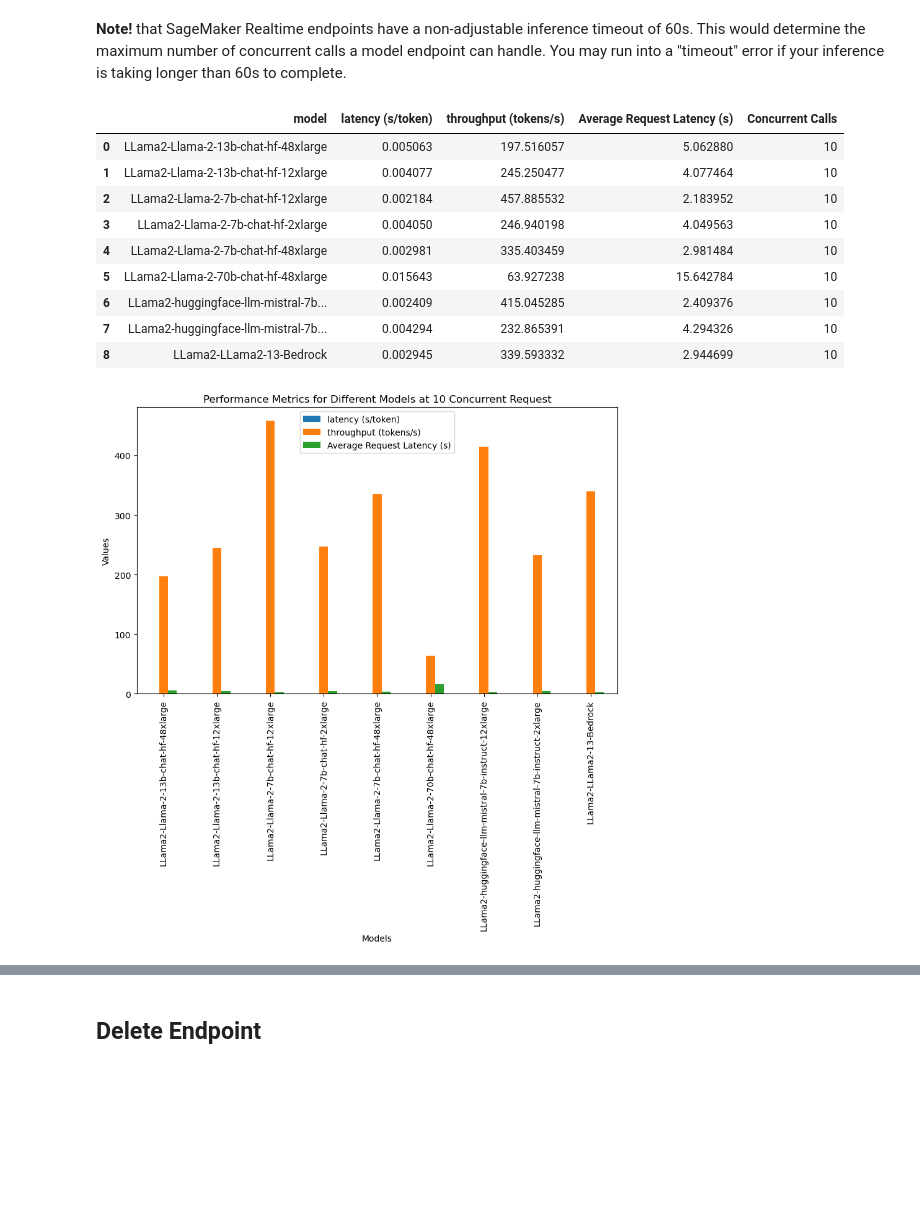
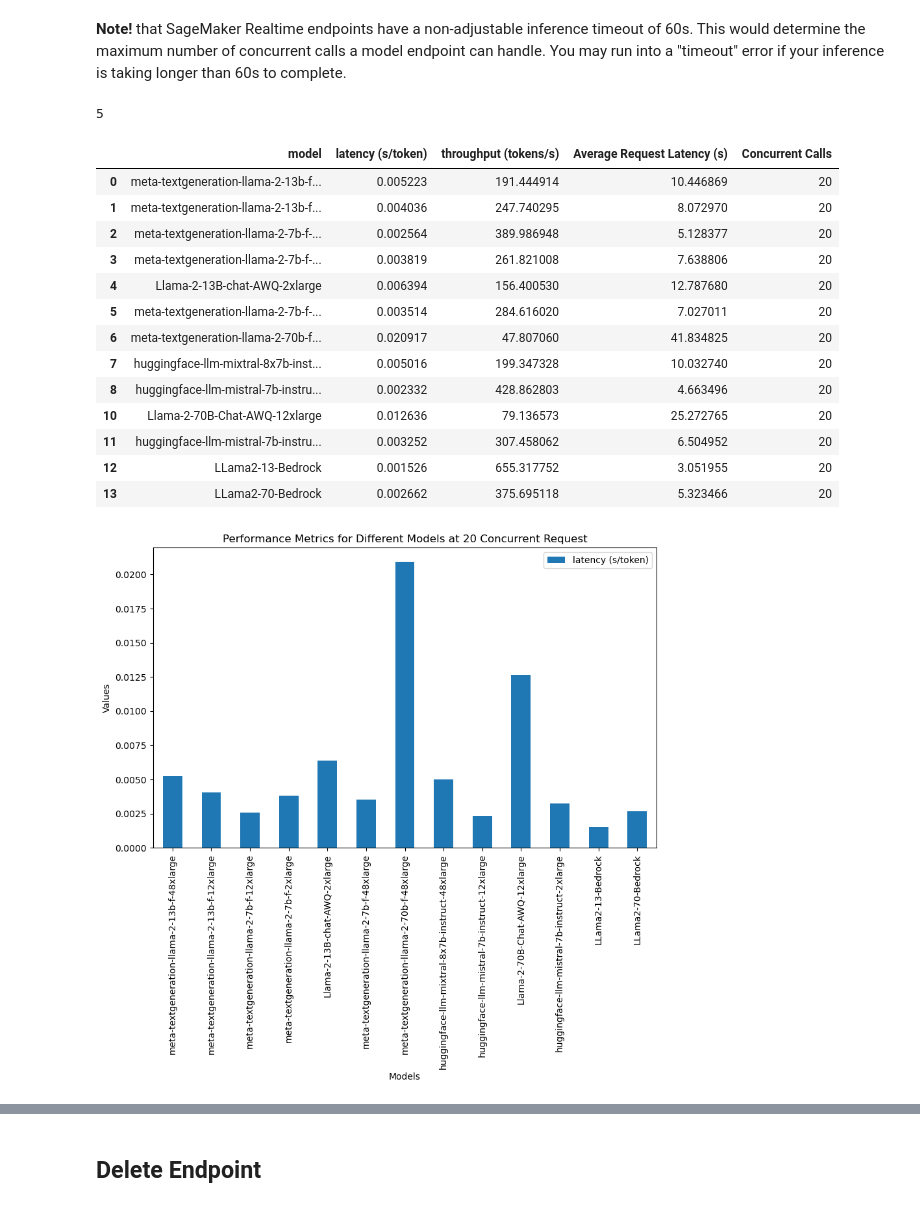
Before and after one commit to faynxe/Llama2BechMark, a Jupyter notebook: LLAMA2-BenchMark.ipynb, the cells around one changed output, grey strips where cells are left out. Saved outputs shown, nothing was run; the diff lists cells and outputs as text; code cells hidden in the pictures; blank space fills up the shorter version.

```diff
--- a/LLAMA2-BenchMark.ipynb
+++ b/LLAMA2-BenchMark.ipynb
@@ -141,9 +191,15 @@ predictor=Predictor(endpoint_name=endpoint_name,
                     deserializer=JSONDeserializer(),
                             sagemaker_session=sess)
 # %%
-prompt="""Generate a summary of the following:
-In the 25 years I’ve been at Amazon, there has been constant change, much of which we’ve initiated ourselves. When I joined Amazon in 1997, we had booked $15M in revenue in 1996, were a books-only retailer, did not have a third-party marketplace, and only shipped to addresses in the US. Today, Amazon sells nearly every physical and digital retail item you can imagine, with a vibrant third-party seller ecosystem that accounts for 60% of our unit sales, and reaches customers in virtually every country around the world. Similarly, building a business around a set of technology infrastructure services in the cloud was not obvious in 2003 when we started pursuing AWS, and still wasn’t when we launched our first services in 2006. Having virtually every book at your fingertips in 60 seconds, and then being able to store and retrieve them on a lightweight digital reader was not “a thing” yet when we launched Kindle in 2007, nor was a voice-driven personal assistant like Alexa (launched in 2014) that you could use to access entertainment, control your smart home, shop, and retrieve all sorts of information."""
+# prompt="""Generate a summary of the following:
+# In the 25 years I’ve been at Amazon, there has been constant change and innovation, much of which we’ve initiated ourselves. When I joined Amazon in 1997, we had booked $15M in revenue in 1996, were a books-only retailer, did not have a third-party marketplace, and only shipped to addresses in the US. Today, Amazon sells nearly every physical and digital retail item you can imagine, with a vibrant third-party seller ecosystem that accounts for 60% of our unit sales, and reaches customers in virtually every country around the world. Similarly, building a business around a set of technology infrastructure services in the cloud was not obvious in 2003 when we started pursuing AWS, and still wasn’t when we launched our first services in 2006. Having virtually every book at your fingertips in 60 seconds, and then being able to store and retrieve them on a lightweight digital reader was not “a thing” yet when we launched Kindle in 2007, nor was a voice-driven personal assistant like Alexa (launched in 2014) that you could use to access entertainment, control your smart home, shop, and retrieve all sorts of information."""
 
+prompt="""
+Generate a summary of the following:
+As I sit down to write my second annual shareholder letter as CEO, I find myself optimistic and energized by what lies ahead for Amazon. Despite 2022 being one of the harder macroeconomic years in recent memory, and with some of our own operating challenges to boot, we still found a way to grow demand (on top of the unprecedented growth we experienced in the first half of the pandemic). We innovated in our largest businesses to meaningfully improve customer experience short and long term. And, we made important adjustments in our investment decisions and the way in which we’ll invent moving forward, while still preserving the long-term investments that we believe can change the future of Amazon for customers, shareholders, and employees.
+While there were an unusual number of simultaneous challenges this past year, the reality is that if you operate in large, dynamic, global market segments with many capable and well-funded competitors (the conditions in which Amazon operates all of its businesses), conditions rarely stay stagnant for long.
+In the 25 years I’ve been at Amazon, there has been constant change, much of which we’ve initiated ourselves. When I joined Amazon in 1997, we had booked $15M in revenue in 1996, were a books-only retailer, did not have a third-party marketplace, and only shipped to addresses in the US. Today, Amazon sells nearly every physical and digital retail item you can imagine, with a vibrant third-party seller ecosystem that accounts for 60% of our unit sales, and reaches customers in virtually every country around the world. Similarly, building a business around a set of technology infrastructure services in the cloud was not obvious in 2003 when we started pursuing AWS, and still wasn’t when we launched our first services in 2006. Having virtually every book at your fingertips in 60 seconds, and then being able to store and retrieve them on a lightweight digital reader was not “a thing” yet when we launched Kindle in 2007, nor was a voice-driven personal assistant like Alexa (launched in 2014) that you could use to access entertainment, control your smart home, shop, and retrieve all sorts of information.
+"""
 ## Token Length of Input promt
 tok=tokenizer.encode(prompt, return_tensors="pt")[0]
 print(f"Length of prompt: {len(tok)}")
@@ -191,15 +249,21 @@ Wall time: 2.91 s
 # %% [markdown]
 **Note!** that SageMaker Realtime endpoints have a non-adjustable inference timeout of 60s. This would determine the maximum number of concurrent calls a model endpoint can handle.
 You may run into a "timeout" error if your inference is taking longer than 60s to complete.
+# %%
+num_parallel_requests = 5 if "Mixtral-8x7B-Instruct-v0-1-AWQ" in endpoint_name else 20
+num_parallel_requests
+# %% [output]
+5
 # %%
 # Define the number of parallel requests you want to send
-num_parallel_requests = 10
+num_parallel_requests = 20
 # Max Output Token
 output_token_limit=100
 
 all_results={}
 
 for item in config_file:
+
     if "Bedrock" in item["endpoint"]:
         # Function to send a single request to the Bedrock endpoint
         bedrock_runtime = boto3.client(service_name='bedrock-runtime',region_name='us-east-1',config=config)
@@ -216,16 +280,18 @@ for item in config_file:
             #Capture time to complete each request to the endpoint
             time_now=time.time()
             output = bedrock_runtime.invoke_model(body=payload,
-                                        modelId="meta.llama2-13b-chat-v1",
+                                        modelId=item["endpoint_name"],
                                         accept="application/json",
                                         contentType="application/json")
             time_later=time.time()
             diff=time_later-time_now
             return diff
     else:
+        endpoint_name=f"{item['endpoint'].replace('.','-').split('/')[-1]}-{item['instance'].split('.')[-1]}"
+        num_parallel_requests = 2 if "Mixtral-8x7B-Instruct-v0-1-AWQ" in endpoint_name else 20
         # Function to send a single request to the SageMaker endpoint
         payload=prompt
-        endpoint_name=f"{item['endpoint'].split('/')[-1]}-{item['instance'].split('.')[-1]}"
+        # endpoint_name=f"{item['endpoint'].replace('.','-').split('/')[-1]}-{item['instance'].split('.')[-1]}"
         predictor=Predictor(endpoint_name,
                     serializer=JSONSerializer(),
                     deserializer=JSONDeserializer(),
@@ -268,40 +334,45 @@ for item in config_file:
     if "Bedrock" in item['endpoint']:
         model_name=item['endpoint']
     else:
-        model_name=f"{item['endpoint'].split('/')[-1]}-{item['instance'].split('.')[-1]}"
+        model_name=f"{item['endpoint'].replace('.','-').split('/')[-1]}-{item['instance'].split('.')[-1]}"
     request_latency.append(np.mean(all_results[model_name])) ## Average Latency for concurrent calls to the endpoint
     throughput.append(output_token_limit*num_parallel_requests/np.mean(all_results[model_name])) ## throughput (sum of concurrent tokens generated/avg time for concurrent calls)
     latency.append(np.mean(all_results[model_name])/(output_token_limit*num_parallel_requests)) ## throughput (avg time for concurrent calls/sum of concurrent tokens generated)
-    model_names.append(f"LLama2-{model_name}")
+    model_names.append(f"{model_name}")
 # %%
 ## DataFrame of Metrics
 df=pd.DataFrame({"model":model_names, "latency (s/token)":latency, "throughput (tokens/s)":throughput,
               "Average Request Latency (s)":request_latency, "Concurrent Calls":[num_parallel_requests] * len(model_names)})
+df.drop(df[df.model=="Mixtral-8x7B-Instruct-v0-1-AWQ-12xlarge"].index, inplace=True)
 df
 # %% [output]
 |  | model | latency (s/token) | throughput (tokens/s) | Average Request Latency (s) | Concurrent Calls |
-| 0 | LLama2-Llama-2-13b-chat-hf-48xlarge | 0.005063 | 197.516057 | 5.062880 | 10 |
-| 1 | LLama2-Llama-2-13b-chat-hf-12xlarge | 0.004077 | 245.250477 | 4.077464 | 10 |
-| 2 | LLama2-Llama-2-7b-chat-hf-12xlarge | 0.002184 | 457.885532 | 2.183952 | 10 |
-| 3 | LLama2-Llama-2-7b-chat-hf-2xlarge | 0.004050 | 246.940198 | 4.049563 | 10 |
-| 4 | LLama2-Llama-2-7b-chat-hf-48xlarge | 0.002981 | 335.403459 | 2.981484 | 10 |
-| 5 | LLama2-Llama-2-70b-chat-hf-48xlarge | 0.015643 | 63.927238 | 15.642784 | 10 |
-| 6 | LLama2-huggingface-llm-mistral-7b... | 0.002409 | 415.045285 | 2.409376 | 10 |
-| 7 | LLama2-huggingface-llm-mistral-7b... | 0.004294 | 232.865391 | 4.294326 | 10 |
-| 8 | LLama2-LLama2-13-Bedrock | 0.002945 | 339.593332 | 2.944699 | 10 |
+| 0 | meta-textgeneration-llama-2-13b-f... | 0.005223 | 191.444914 | 10.446869 | 20 |
+| 1 | meta-textgeneration-llama-2-13b-f... | 0.004036 | 247.740295 | 8.072970 | 20 |
+| 2 | meta-textgeneration-llama-2-7b-f-... | 0.002564 | 389.986948 | 5.128377 | 20 |
+| 3 | meta-textgeneration-llama-2-7b-f-... | 0.003819 | 261.821008 | 7.638806 | 20 |
+| 4 | Llama-2-13B-chat-AWQ-2xlarge | 0.006394 | 156.400530 | 12.787680 | 20 |
+| 5 | meta-textgeneration-llama-2-7b-f-... | 0.003514 | 284.616020 | 7.027011 | 20 |
+| 6 | meta-textgeneration-llama-2-70b-f... | 0.020917 | 47.807060 | 41.834825 | 20 |
+| 7 | huggingface-llm-mixtral-8x7b-inst... | 0.005016 | 199.347328 | 10.032740 | 20 |
+| 8 | huggingface-llm-mistral-7b-instru... | 0.002332 | 428.862803 | 4.663496 | 20 |
+| 10 | Llama-2-70B-Chat-AWQ-12xlarge | 0.012636 | 79.136573 | 25.272765 | 20 |
+| 11 | huggingface-llm-mistral-7b-instru... | 0.003252 | 307.458062 | 6.504952 | 20 |
+| 12 | LLama2-13-Bedrock | 0.001526 | 655.317752 | 3.051955 | 20 |
+| 13 | LLama2-70-Bedrock | 0.002662 | 375.695118 | 5.323466 | 20 |
 # %%
 # Plotting the DataFrame
 fig, ax = plt.subplots(figsize=(10, 6))
 
 # Bar plot for each model
-df.plot(kind='bar', x='model', y=['latency (s/token)', 'throughput (tokens/s)', 'Average Request Latency (s)'], ax=ax)
+df.plot(kind='bar', x='model', y=['latency (s/token)'], ax=ax)
 
 # Adding labels and title
 ax.set_ylabel('Values')
 ax.set_xlabel('Models')
 plt.title(f'Performance Metrics for Different Models at {num_parallel_requests} Concurrent Request')
 
 # Show the plot
 plt.show()
 # %% [output]
-[figure, old version]
+[figure, new version]
```
Also changed, not shown: parts of 12 cells of this notebook.
